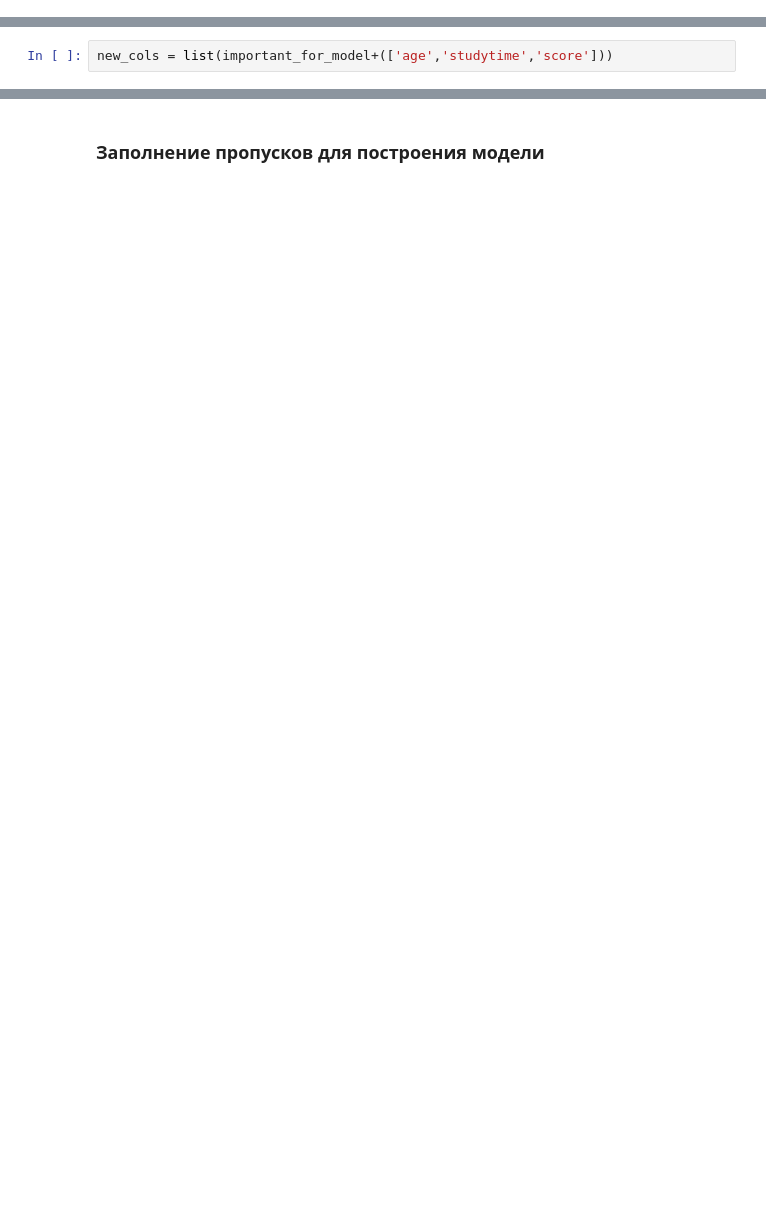
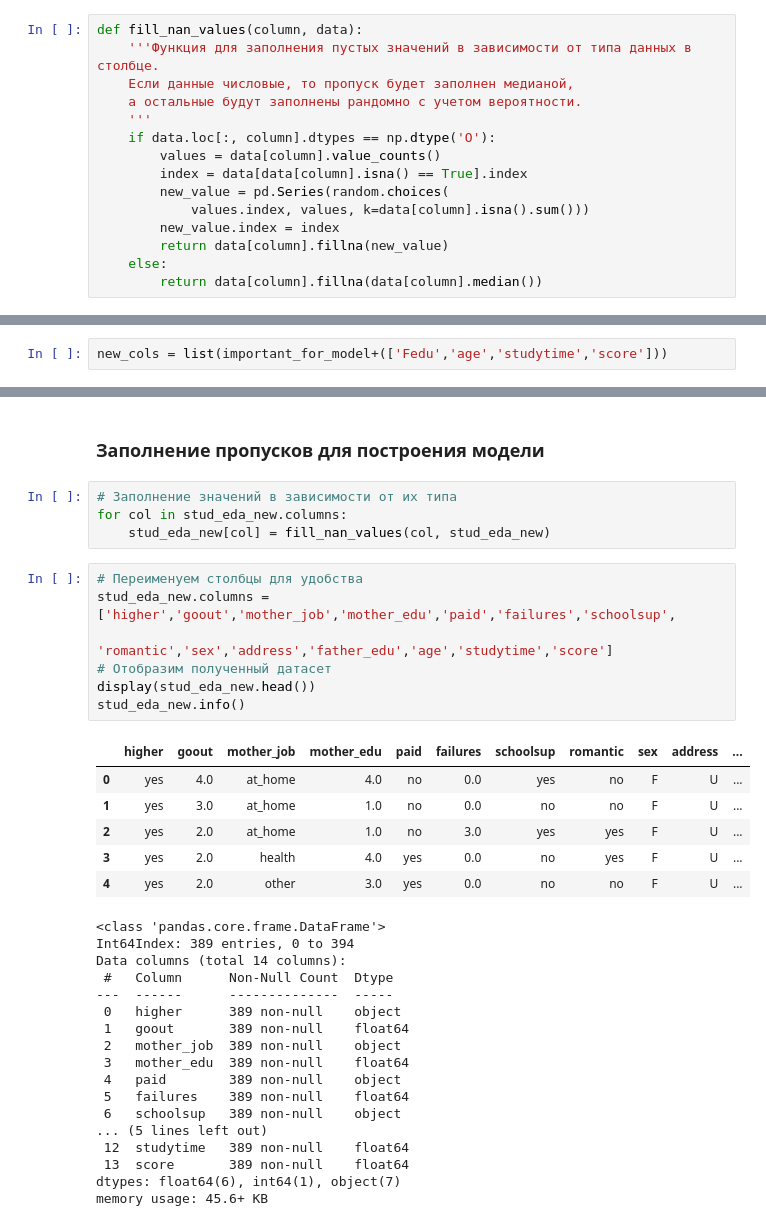
Before and after one commit to g0dzef/ML, a Jupyter notebook: module_2/Student_EDA.ipynb, the cells around one changed output, grey strips where cells are left out. Cells and saved outputs as stored; diff of their text form; blank space fills up the shorter version.

```diff
--- a/module_2/Student_EDA.ipynb
+++ b/module_2/Student_EDA.ipynb
@@ -278,6 +283,21 @@ def get_stat(column):
             print('Найдены статистически значимые различия для колонки', column)
             important_for_model.append(column)
             break
+# %%
+def fill_nan_values(column, data):
+    '''Функция для заполнения пустых значений в зависимости от типа данных в столбце.
+    Если данные числовые, то пропуск будет заполнен медианой,
+    а остальные будут заполнены рандомно с учетом вероятности.
+    '''
+    if data.loc[:, column].dtypes == np.dtype('O'):
+        values = data[column].value_counts()
+        index = data[data[column].isna() == True].index
+        new_value = pd.Series(random.choices(
+            values.index, values, k=data[column].isna().sum()))
+        new_value.index = index
+        return data[column].fillna(new_value)
+    else:
+        return data[column].fillna(data[column].median())
 # %% [markdown]
 # Обзор данных
 # %%
@@ -575,5 +595,5 @@ for col in cols:
 # %%
-new_cols = list(important_for_model+(['age','studytime','score']))
+new_cols = list(important_for_model+(['Fedu','age','studytime','score']))
 # %% [markdown]
 **Создание нового датасета**
 # %%
@@ -590,2 +611,37 @@ stud_eda_new.head()
 # %% [markdown]
 ### Заполнение пропусков для построения модели
+# %%
+# Заполнение значений в зависимости от их типа
+for col in stud_eda_new.columns:
+    stud_eda_new[col] = fill_nan_values(col, stud_eda_new)
+# %%
+# Переименуем столбцы для удобства
+stud_eda_new.columns = ['higher','goout','mother_job','mother_edu','paid','failures','schoolsup',
+                    'romantic','sex','address','father_edu','age','studytime','score']
+# Отобразим полученный датасет
+display(stud_eda_new.head())
+stud_eda_new.info()
+# %% [output]
+|  | higher | goout | mother_job | mother_edu | paid | failures | schoolsup | romantic | sex | address | ... |
+| 0 | yes | 4.0 | at_home | 4.0 | no | 0.0 | yes | no | F | U | ... |
+| 1 | yes | 3.0 | at_home | 1.0 | no | 0.0 | no | no | F | U | ... |
+| 2 | yes | 2.0 | at_home | 1.0 | no | 3.0 | yes | yes | F | U | ... |
+| 3 | yes | 2.0 | health | 4.0 | yes | 0.0 | no | yes | F | U | ... |
+| 4 | yes | 2.0 | other | 3.0 | yes | 0.0 | no | no | F | U | ... |
+<class 'pandas.core.frame.DataFrame'>
+Int64Index: 389 entries, 0 to 394
+Data columns (total 14 columns):
+ #   Column      Non-Null Count  Dtype
+---  ------      --------------  -----
+ 0   higher      389 non-null    object
+ 1   goout       389 non-null    float64
+ 2   mother_job  389 non-null    object
+ 3   mother_edu  389 non-null    float64
+ 4   paid        389 non-null    object
+ 5   failures    389 non-null    float64
+ 6   schoolsup   389 non-null    object
+... (5 lines left out)
+ 12  studytime   389 non-null    float64
+ 13  score       389 non-null    float64
+dtypes: float64(6), int64(1), object(7)
+memory usage: 45.6+ KB
```
Also changed, not shown: parts of 10 cells of this notebook.
